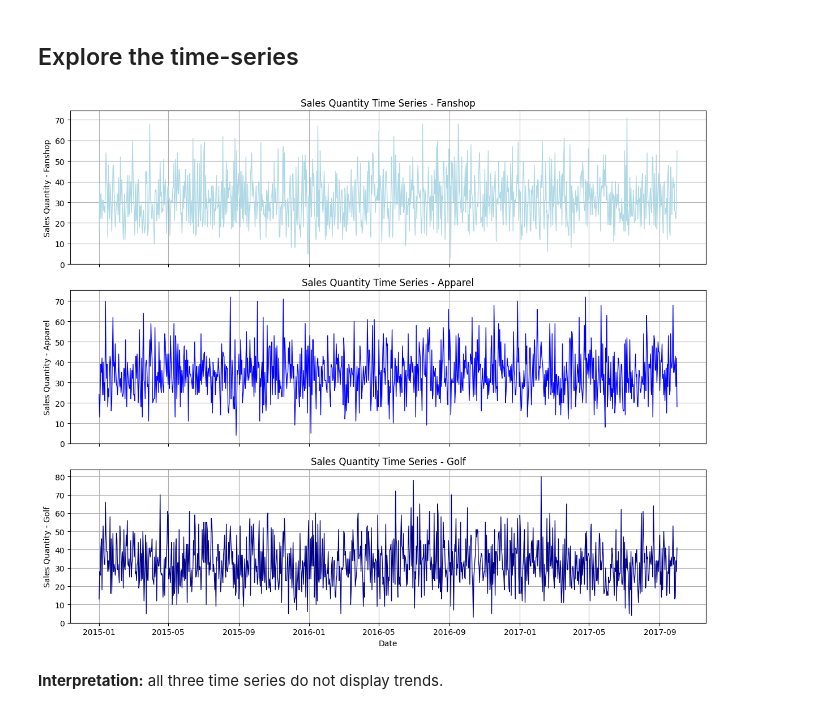
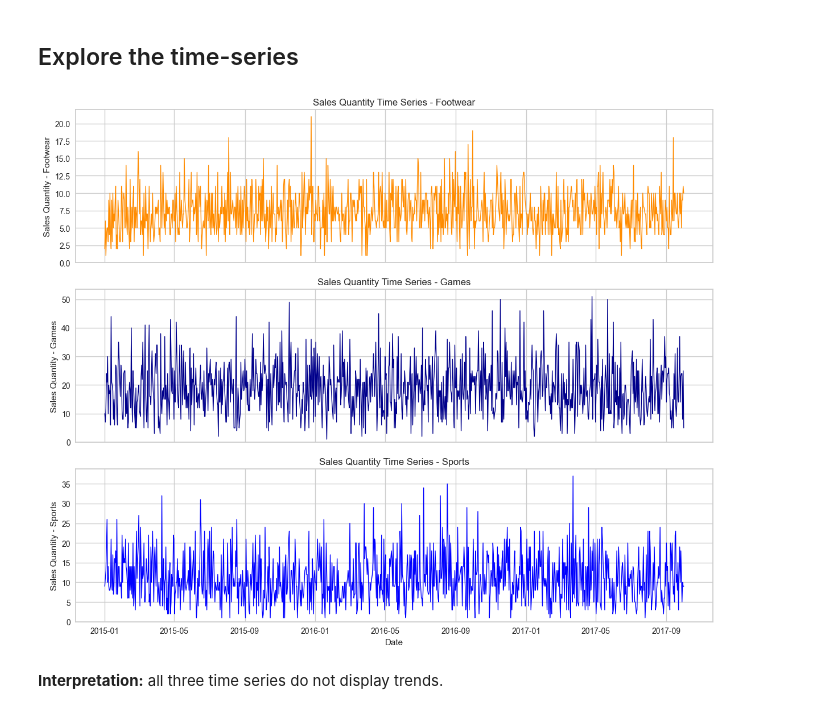
Before and after one commit to LukasNiederhaeuser/Supply_Chain_Clustering_Forecasting, a Jupyter notebook: 02_EDA_Forecasting.ipynb, the cells around one changed output. Saved outputs shown, nothing was run; the diff lists cells and outputs as text; code cells hidden in the pictures.

```diff
--- a/02_EDA_Forecasting.ipynb
+++ b/02_EDA_Forecasting.ipynb
@@ -30,39 +30,39 @@ In below code of the notebook, the obtained time series for the three categories
 df_list = data_preparation_forecasting.main()
 # %%
 # Store the dataframes accordingly
-df_fanshop = df_list[0]
-df_apparel = df_list[1]
-df_golf = df_list[2]
+df_footwear = df_list[0]
+df_games = df_list[1]
+df_sports = df_list[2]
 # %%
 # Define the figure size and subplots
 fig, (ax1, ax2, ax3) = plt.subplots(3, 1, figsize=(12, 10), sharex=True)
 
 # Plotting the time-series for fanshop products
-ax1.plot(df_fanshop['Sales_Qty'], color = 'lightblue', linewidth = 1.0)
-ax1.set_ylabel('Sales Quantity - Fanshop')
-ax1.set_title('Sales Quantity Time Series - Fanshop')
+ax1.plot(df_footwear['Sales_Qty'], color = 'darkorange', linewidth = 1.0)
+ax1.set_ylabel('Sales Quantity - Footwear')
+ax1.set_title('Sales Quantity Time Series - Footwear')
 ax1.set_ylim(bottom=0)
 ax1.grid(True)
 
 # Plotting the time-series for apparel products
-ax2.plot(df_apparel['Sales_Qty'], color = 'blue', linewidth = 1.0)
-ax2.set_ylabel('Sales Quantity - Apparel')
-ax2.set_title('Sales Quantity Time Series - Apparel')
+ax2.plot(df_games['Sales_Qty'], color = 'darkblue', linewidth = 1.0)
+ax2.set_ylabel('Sales Quantity - Games')
+ax2.set_title('Sales Quantity Time Series - Games')
 ax2.set_ylim(bottom=0)
 ax2.grid(True)
 
 # Plotting the time-series for golf products
-ax3.plot(df_golf['Sales_Qty'], color = 'darkblue', linewidth = 1.0)
+ax3.plot(df_sports['Sales_Qty'], color = 'blue', linewidth = 1.0)
 ax3.set_xlabel('Date')
-ax3.set_ylabel('Sales Quantity - Golf')
-ax3.set_title('Sales Quantity Time Series - Golf')
+ax3.set_ylabel('Sales Quantity - Sports')
+ax3.set_title('Sales Quantity Time Series - Sports')
 ax3.set_ylim(bottom=0)
 ax3.grid(True)
 
 plt.tight_layout()
 plt.show()
 # %% [output]
-[figure, old version]
+[figure, new version]
 # %% [markdown]
 **Interpretation:** all three time series do not display trends.
 # %% [markdown]
```
Also changed, not shown: parts of 16 cells of this notebook, 7 other files.
